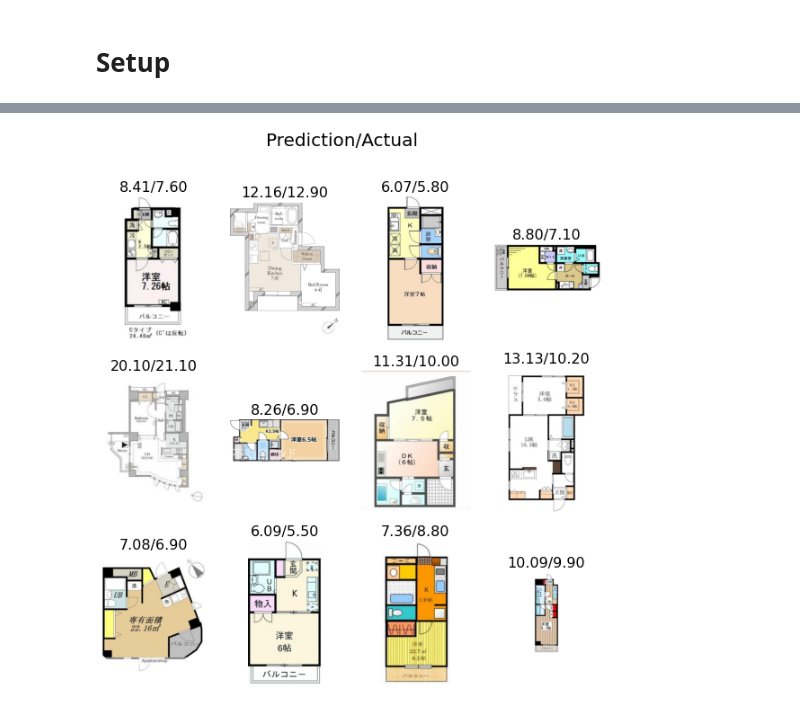
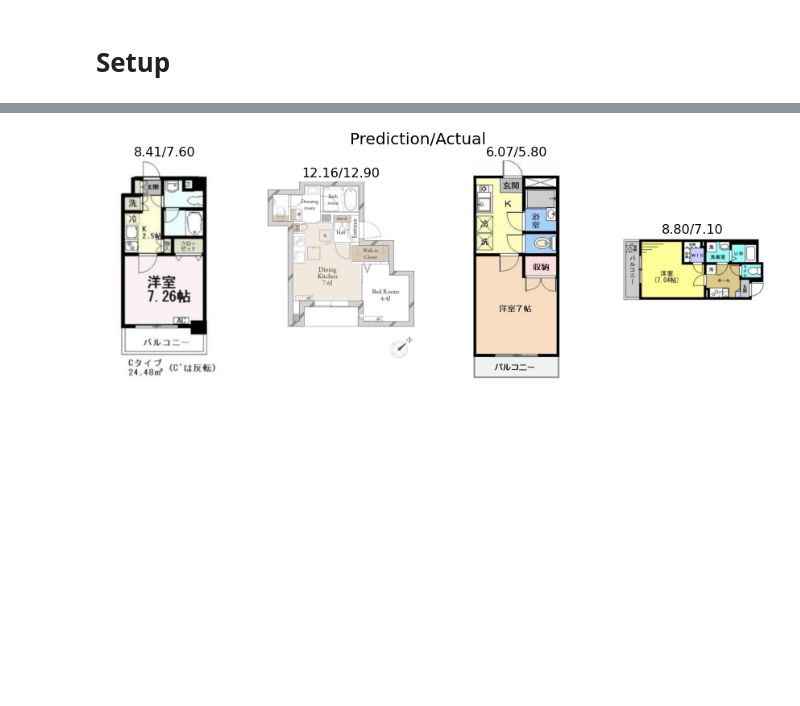
Before and after one commit to jiyans/real_estate_analysis, a Jupyter notebook: analysis/python/qualitative_analysis.ipynb, the cells around one changed output, grey strips where cells are left out. Saved outputs shown, nothing was run; the diff lists cells and outputs as text; code cells hidden in the pictures; blank space fills up the shorter version.

```diff
--- a/analysis/python/qualitative_analysis.ipynb
+++ b/analysis/python/qualitative_analysis.ipynb
@@ -146,25 +186,3 @@ def image_path(f, path=root):
 # %%
 df["exp_viz_preds"] = np.exp(df["viz_preds"])
 df["exp_viz_targs"] = np.exp(df["viz_targs"])
-# %%
-def show_imgs(l):
-    no_imgs = len(l)
-    n_rows = no_imgs//4
-    n_cols = 4
-    fig, axs = plt.subplots(n_rows,n_cols, figsize=(10,10))
-    for (ax, (img, pred, actual) ) in zip(axs.flatten(),l):
-        ax.imshow(image_path(img))
-        ax.axis("off")
-        ax.set_title(f"{pred:.2f}/{actual:.2f}")
-    plt.suptitle("Prediction/Actual", fontsize=20)
-    return fig
-
-
-def image_triple(idxs):
-    return list(df[["rel_image_paths", "exp_viz_preds", "exp_viz_targs"]].loc[idxs].to_records(index=False))
-
-def random_images(N, seed=None):
-    if seed is not None:
-        np.random.seed(seed)
-    rands = list(np.random.randint(0, len(df), size=N))
-    return image_triple(rands)
@@ -179,4 +243,5 @@ random_images(5, seed=42)
 # %%
-x = show_imgs(random_images(12, seed=2021))
+x = show_imgs(random_images(4, seed=2021), figsize=(15, 5))
+# x.savefig("../../paper/assets/random_table.png", dpi=300)
 # %% [output]
-[figure, old version]
+[figure, new version]
```
Also changed, not shown: parts of 31 cells of this notebook.
